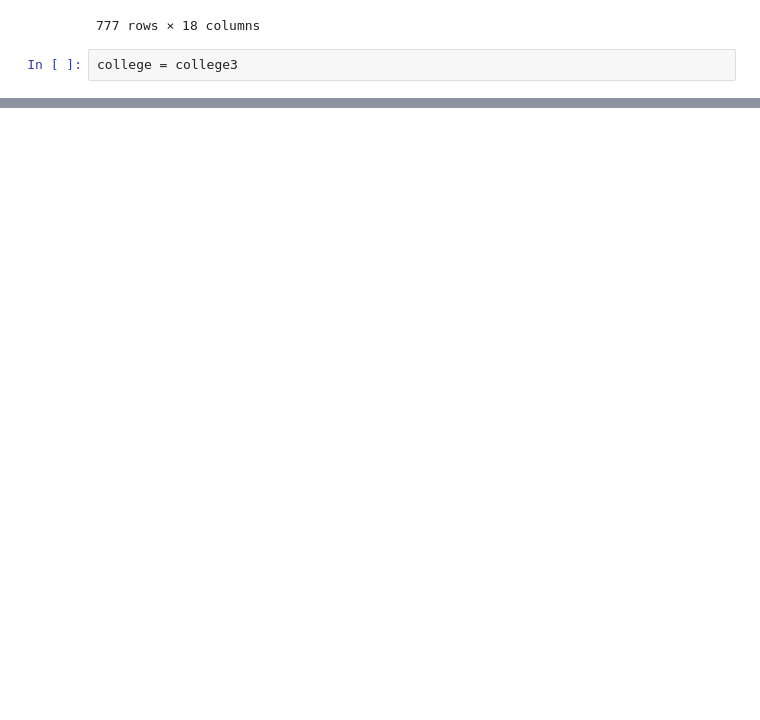
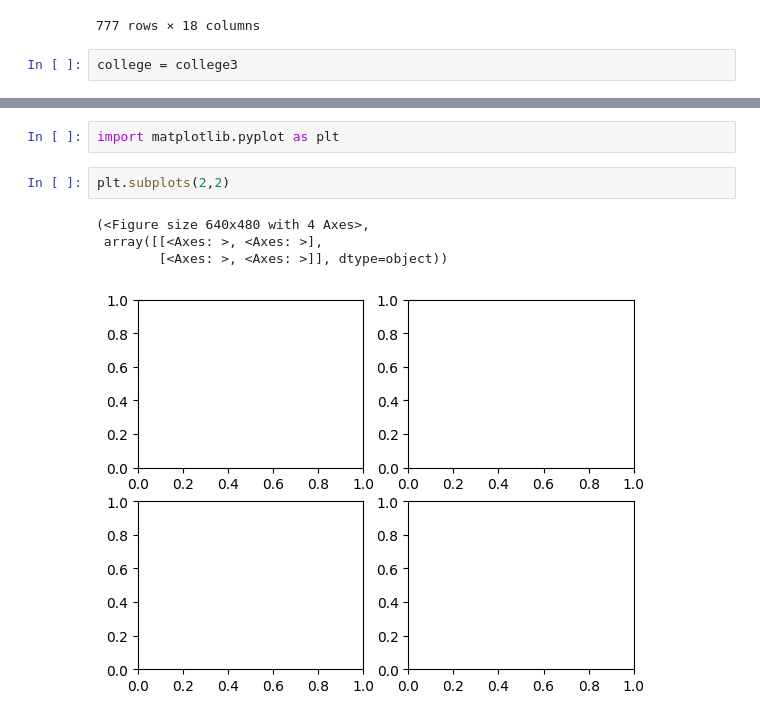
Before and after one commit to yxu148/ISLP_labs, a Jupyter notebook: homework/chapt2/question8.ipynb, the cells around one changed output, grey strips where cells are left out. Cells and saved outputs as stored; diff of their text form; blank space fills up the shorter version.

```diff
--- a/homework/chapt2/question8.ipynb
+++ b/homework/chapt2/question8.ipynb
@@ -37,0 +85,9 @@ college.describe()
+# %%
+import matplotlib.pyplot as plt
+# %%
+plt.subplots(2,2)
+# %% [output]
+(<Figure size 640x480 with 4 Axes>,
+ array([[<Axes: >, <Axes: >],
+        [<Axes: >, <Axes: >]], dtype=object))
+[figure, added]
```
Also changed, not shown: parts of 7 cells of this notebook, 2 other files.
